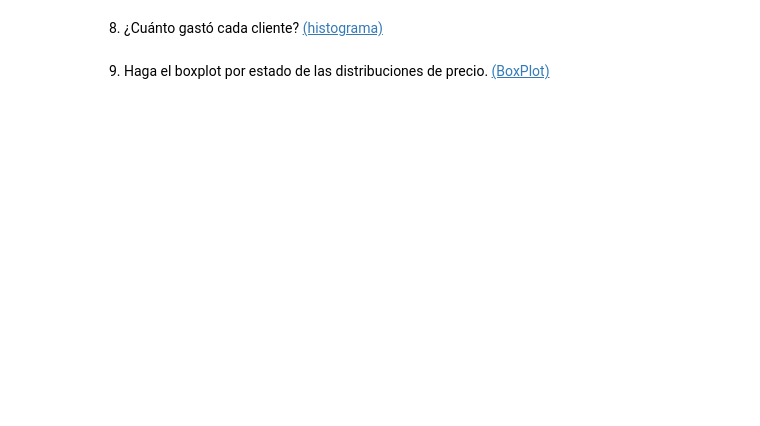
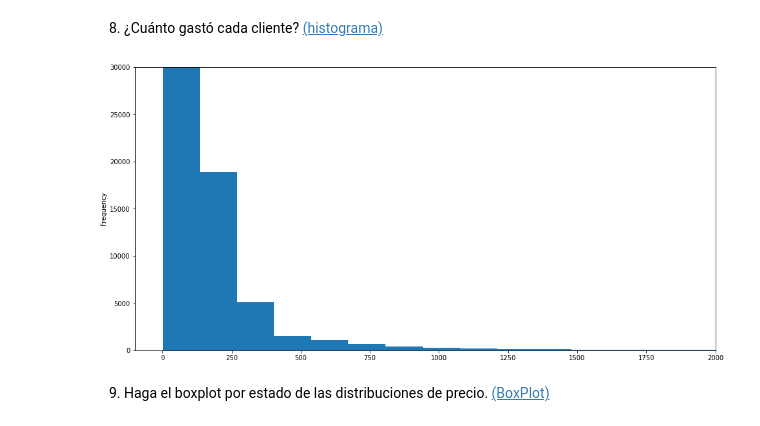
Before and after one commit to julianchitiva/tallerpython, a Jupyter notebook: clases/20211/Clase_10_11_pandas_IV_visualizacion/Clase_10_11_estudiantes_JC.ipynb, the cells around one changed output. Cells and saved outputs as stored; diff of their text form; code cells hidden in the pictures; blank space fills up the shorter version.

```diff
--- a/clases/20211/Clase_10_11_pandas_IV_visualizacion/Clase_10_11_estudiantes_JC.ipynb
+++ b/clases/20211/Clase_10_11_pandas_IV_visualizacion/Clase_10_11_estudiantes_JC.ipynb
@@ -258,4 +281,11 @@ pagos_fecha.plot(figsize=(16,8))
 # %% [markdown]
 8. ¿Cuánto gastó cada cliente? [(histograma)](https://matplotlib.org/3.1.0/api/_as_gen/matplotlib.pyplot.hist.html)
+# %%
+ventas.groupby('customer_id').price.sum().plot(kind='hist', bins=100, figsize=(16,8))
+plt.xlim((-100, 2000))
+plt.ylim((0, 30000))
+plt.show()
+# %% [output]
+[figure, added]
 # %% [markdown]
 9. Haga el boxplot por estado de las distribuciones de precio. [(BoxPlot)](https://matplotlib.org/3.1.1/api/_as_gen/matplotlib.pyplot.boxplot.html)
```
Also changed, not shown: parts of 23 cells of this notebook, 1 other file.
